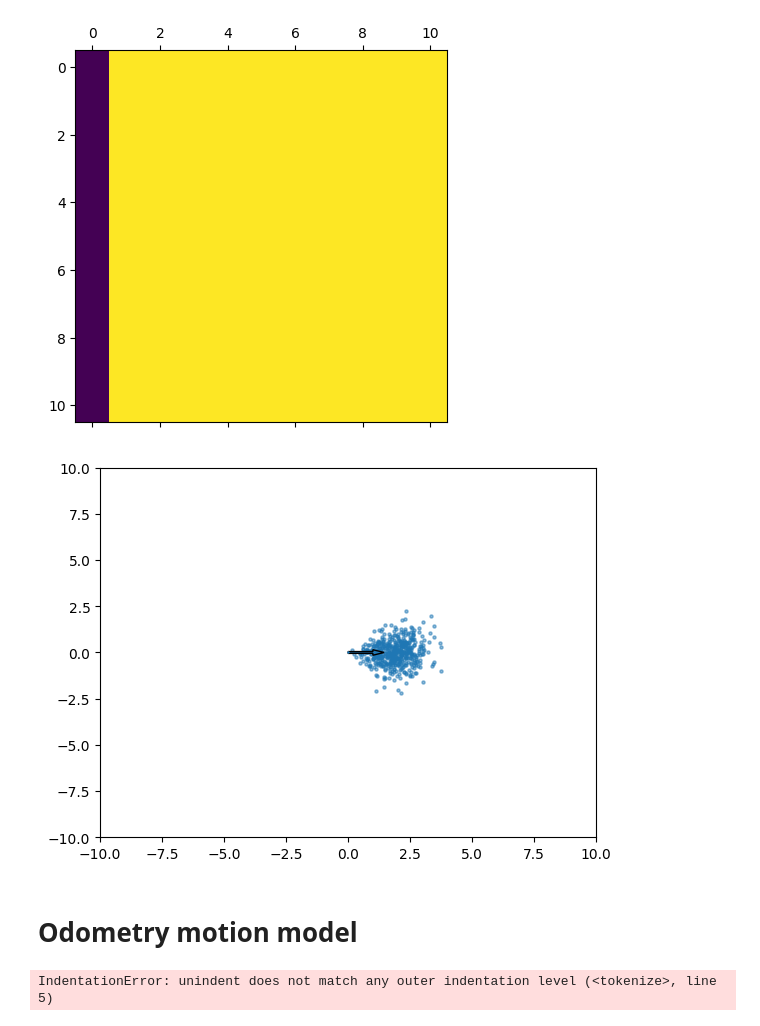
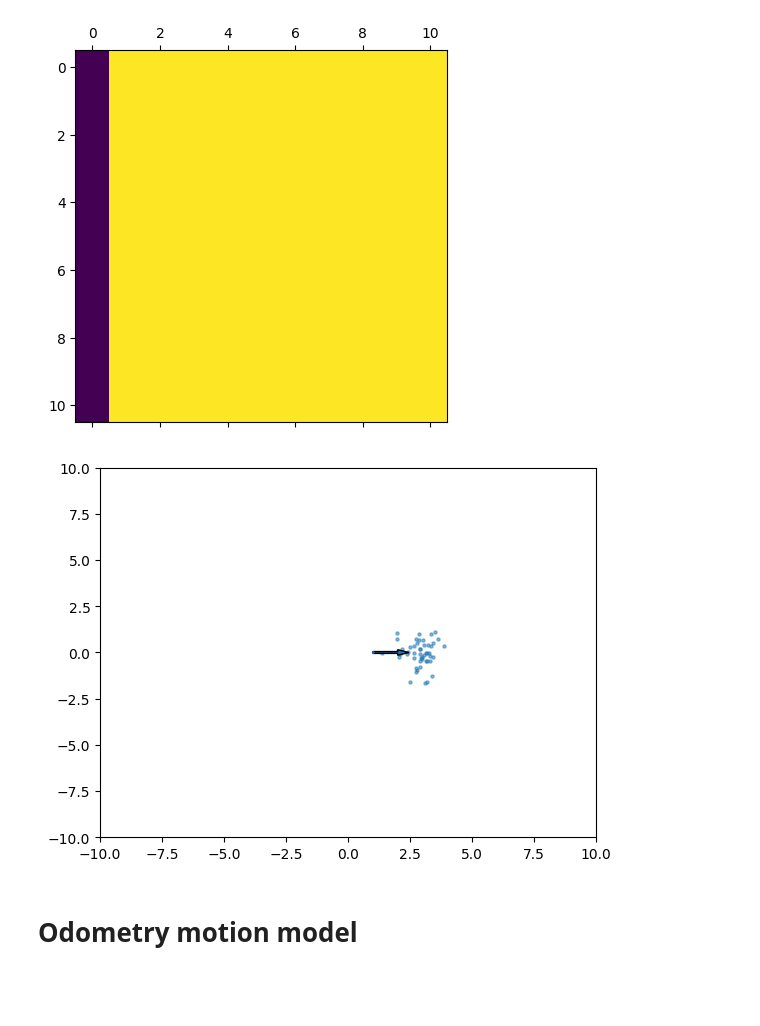
Before and after one commit to Smoltbob/ComputerVision, a Jupyter notebook: MotionModels/main.ipynb, the cells around one changed output. Cells and saved outputs as stored; diff of their text form; code cells hidden in the pictures; blank space fills up the shorter version.

Commit message:
Complete motion model code and start packaging

```diff
--- a/MotionModels/main.ipynb
+++ b/MotionModels/main.ipynb
@@ -162,7 +159,7 @@ class VelocityMotionModel(MotionModel):
     Computes the probability of the robot's current state
     given its motion and previous state.
     """
-    def motion_model_velocity(self, robot: Robot):
+    def motion_model_velocity(self, robot: kinematics.Robot):
         state_curr = robot.get_curr_state()
         state_prev = robot.get_prev_state()
         ut = robot.motion
@@ -193,7 +190,7 @@ class VelocityMotionModel(MotionModel):
     """
     Samples a new state x_t knowing the previous one and a control.
     """
-    def sample_motion_model_velocity(self, robot: Robot):
+    def sample_motion_model_velocity(self, robot: kinematics.Robot):
         v = robot.motion.v
         w = robot.motion.w
         state_prev = robot.get_curr_state()
@@ -206,7 +203,7 @@ class VelocityMotionModel(MotionModel):
         xp = x - (v_hat / w_hat) * sin(theta) + (v_hat / w_hat) * sin(theta + w_hat * self.delta_time)
         yp = y + (v_hat / w_hat) * cos(theta) - (v_hat / w_hat) * cos(theta + w_hat * self.delta_time)
         thetap = theta + w_hat * self.delta_time + gamma_hat * self.delta_time
-        return State(xp, yp, thetap)
+        return kinematics.State(xp, yp, thetap)
 # %%
 """
 Setup a test robot
@@ -255,9 +252,9 @@ states = []
 togrid = lambda x: (x / steps) * (study_square_area - (-study_square_area)) - study_square_area
 
 # Define the robot and the motion applied
-prev_state = State(x = 0, y = 0, theta = 0)
-motion_control = Motion(v = 1, w = 0)
-myRobot = Robot(state = prev_state, motion = motion_control)
+prev_state = kinematics.State(x = 0, y = 0, theta = 0)
+motion_control = kinematics.Motion(v = 1, w = 0)
+myRobot = kinematics.Robot(state = prev_state, motion = motion_control)
 velocityModel = VelocityMotionModel()
 
 # Query the probabilities for the state following the motion
@@ -266,12 +263,11 @@ for index_x in range(steps + 1):
     for index_y in range(steps + 1):
         x = togrid(index_x)
         y = togrid(index_y)
-        state = State(x = x, y = y, theta = 0)
+        state = kinematics.State(x = x, y = y, theta = 0)
         myRobot.push_new_state(state)
         prob = velocityModel.motion_model_velocity(myRobot)
 
         probabilities.append(deepcopy(prob))
-        #state_probabilities.append(stateProbability(x, y, prob))
 
     state_probabilities.append(probabilities)
 # %%
@@ -282,55 +278,58 @@ plt.show()
 [figure]
 # %%
 # Sample motion model
-state = State(x = 0, y = 0, theta = 0)
-motion_control = Motion(v = 2, w = 0)
-myRobot = Robot(state = state, motion = motion_control)
-velocityModel = VelocityMotionModel()
+def test_velocity_model(velocityModel):
+    state = kinematics.State(x = 0, y = 0, theta = 0)
+    motion_control = kinematics.Motion(v = 2, w = 0)
+    myRobot = kinematics.Robot(state = state, motion = motion_control)
+    newstate = kinematics.State(x = 1, y = 0, theta = 0)
+    myRobot.push_new_state(newstate)
 
-sampled_states = []
-for _ in range(500):
-    sampled_states.append(velocityModel.sample_motion_model_velocity(myRobot))
+    sampled_states = []
+    for _ in range(50):
+        sampled_states.append(velocityModel.sample_motion_model_velocity(myRobot))
+
+    plt.figure()
+    ax = plt.subplot()
+    plt.scatter(x = [s.x for s in sampled_states], y = [s.y for s in sampled_states], s = 5, alpha = 0.5)
+    plt.xlim(-study_square_area, study_square_area)
+    plt.ylim(-study_square_area, study_square_area)
+    myRobot.plot(ax)
+    plt.show()
-# %%
-plt.figure()
-ax = plt.subplot()
-plt.scatter(x = [s.x for s in sampled_states], y = [s.y for s in sampled_states], s = 5, alpha = 0.5)
-plt.xlim(-study_square_area, study_square_area)
-plt.ylim(-study_square_area, study_square_area)
-myRobot.plot(ax)
-plt.show()
-# %% [output]
-[figure, removed]
+# %%
+test_velocity_model(VelocityMotionModel())
+# %% [output]
+[figure, added]
 # %% [markdown]
 # Odometry motion model
 # %%
 class OdometryMotionModel(MotionModel):
-        def __init__():
-            pass
+    def __init__(self):
+        self.delta_time = 1
+        self.distribution = [NormalDistribution, TriangularDistribution][0]()
 
     """
     Samples a new state x_t based on odometry information.
     The odometry information is given by looking at the current
     and previous state of the robot.
     """
-    def sample_motion_model_velocity(self, robot: Robot):
+    def sample_motion_model_velocity(self, robot: kinematics.Robot):
         state_curr = robot.get_curr_state()
         xp, yp, thetap = state_curr.x, state_curr.y, state_curr.theta
 
-        state_prev = robot.get_curr_state()
+        state_prev = robot.get_prev_state()
         x, y, theta = state_prev.x, state_prev.y, state_prev.theta
 
         delta_rot_1 = atan2(yp - y, xp - x) - theta
         delta_trans = sqrt((x - xp)**2 + (y - yp)**2)
         delta_rot_2 = thetap - theta - delta_rot_1
 
-        delta_rot_1 = delta_rot_1 - self.distribution.sample(robot.alpha1 * delta_rot_1 + robot.alpha2 * delta_trans)
-        delta_trans = delta_trans - self.distribution.sample(robot.alpha3 * delta_trans + robot.alpha4 * (delta_rot_1 + delta_rot_2))
-        delta_rot_2 = delta_rot_2 - self.distribution.sample(robot.alpha1 * delta_rot_2 + robot.alpha2 * delta_trans)
+        delta_rot_1_hat = delta_rot_1 - self.distribution.sample_probability(robot.alpha1 * delta_rot_1 + robot.alpha2 * delta_trans)
+        delta_trans_hat = delta_trans - self.distribution.sample_probability(robot.alpha3 * delta_trans + robot.alpha4 * (delta_rot_1 + delta_rot_2))
+        delta_rot_2_hat = delta_rot_2 - self.distribution.sample_probability(robot.alpha1 * delta_rot_2 + robot.alpha2 * delta_trans)
 
-        xp = x + delta_trans * cos(theta + delta_rot_1)
-        yp = y + delta_trans * sin(theta + delta_rot_1)
-        thetap = theta + delta_rot_1 + delta_rot_2
+        xp = x + delta_trans_hat * cos(theta + delta_rot_1_hat)
+        yp = y + delta_trans_hat * sin(theta + delta_rot_1_hat)
+        thetap = theta + delta_rot_1_hat + delta_rot_2_hat
 
-        return State(xp, yp, thetap)
+        return kinematics.State(xp, yp, thetap)
-# %% [output]
-IndentationError: unindent does not match any outer indentation level (<tokenize>, line 5)
```
Also changed, not shown: parts of 12 cells of this notebook, 1 other file.
